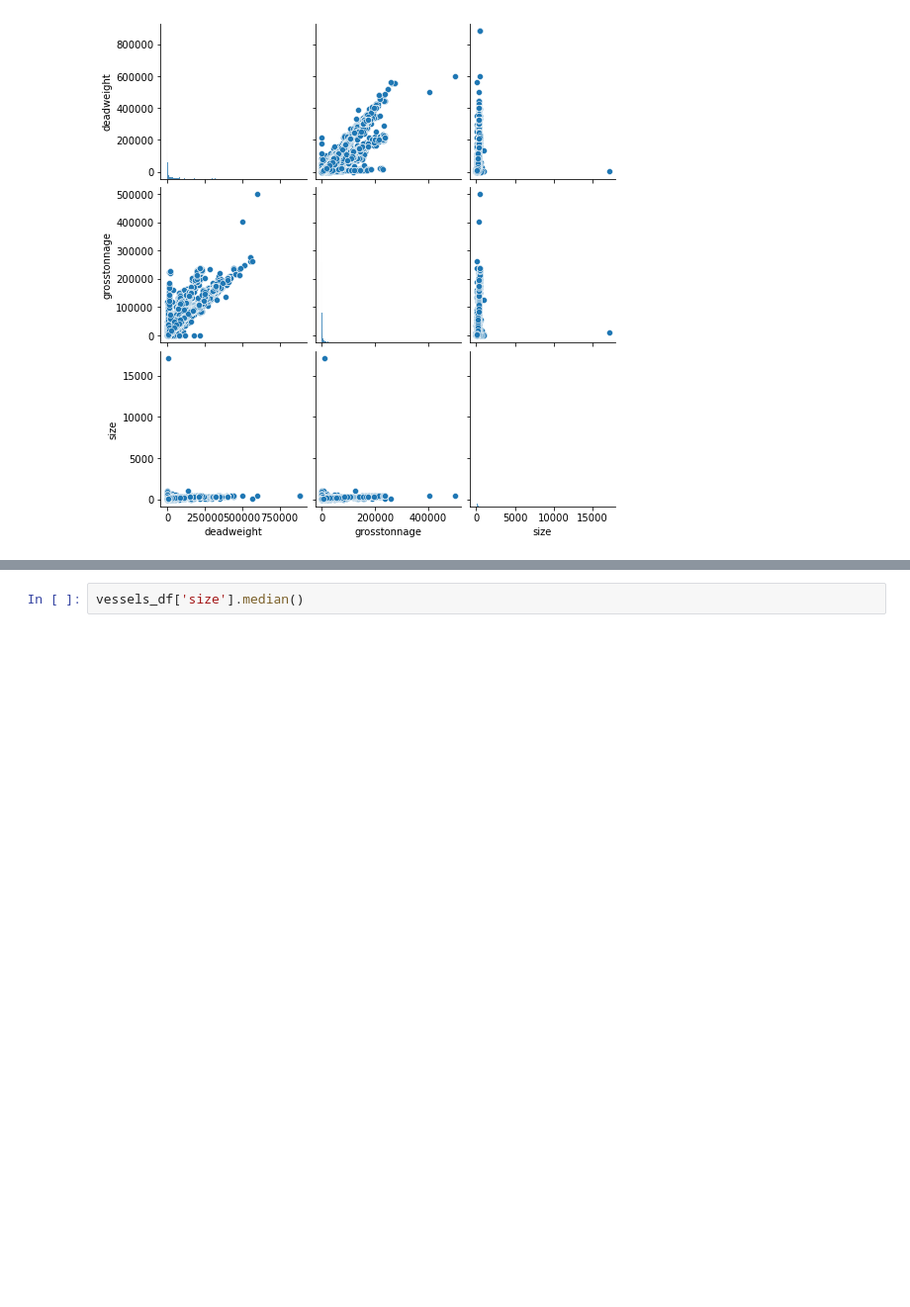
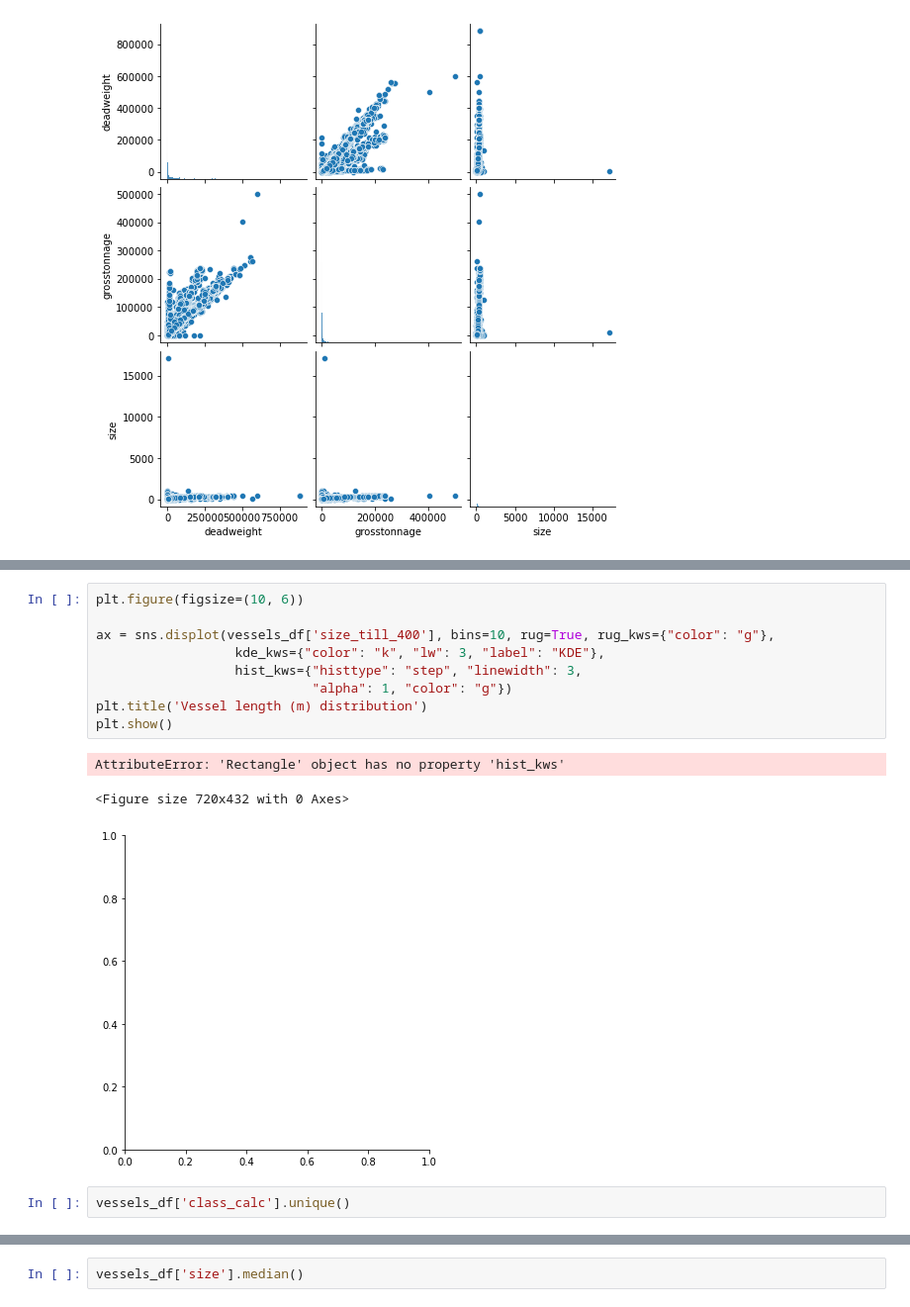
Before and after one commit to efratmag/ports-mapping-using-behavioral-vessel-data, a Jupyter notebook: data_exploration/EDA_Efrat.ipynb, the cells around one changed output, grey strips where cells are left out. Shown: that part at 99% size. Cells and saved outputs as stored; diff of their text form; blank space fills up the shorter version.

```diff
--- a/data_exploration/EDA_Efrat.ipynb
+++ b/data_exploration/EDA_Efrat.ipynb
@@ -416,0 +468,15 @@ Name: size, Length: 417, dtype: int64
+# %%
+plt.figure(figsize=(10, 6))
+
+ax = sns.displot(vessels_df['size_till_400'], bins=10, rug=True, rug_kws={"color": "g"},
+                  kde_kws={"color": "k", "lw": 3, "label": "KDE"},
+                  hist_kws={"histtype": "step", "linewidth": 3,
+                            "alpha": 1, "color": "g"})
+plt.title('Vessel length (m) distribution')
+plt.show()
+# %% [output]
+AttributeError: 'Rectangle' object has no property 'hist_kws'
+<Figure size 720x432 with 0 Axes>
+[figure, added]
+# %%
+vessels_df['class_calc'].unique()
```
Also changed, not shown: parts of 22 cells of this notebook.
